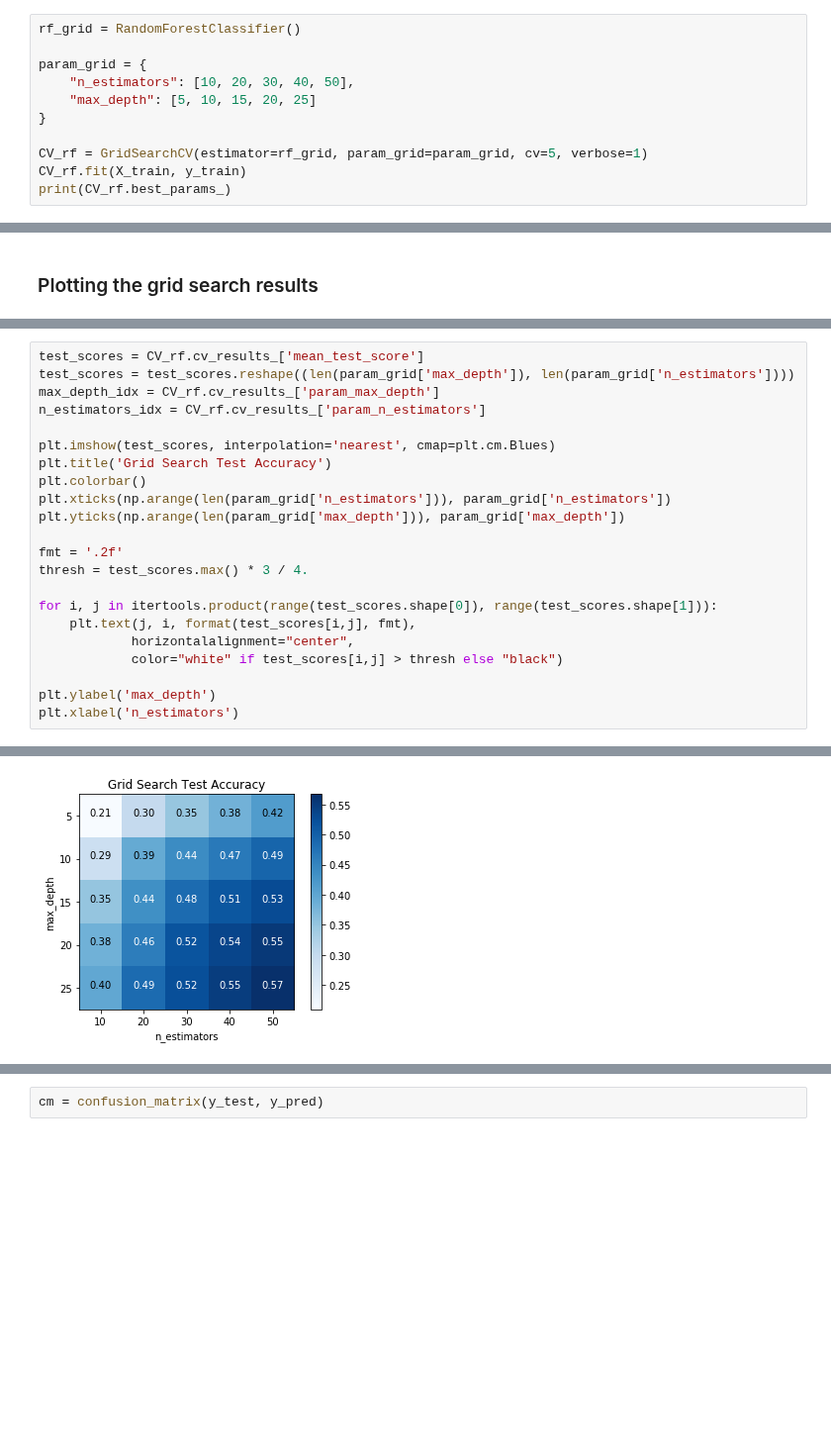
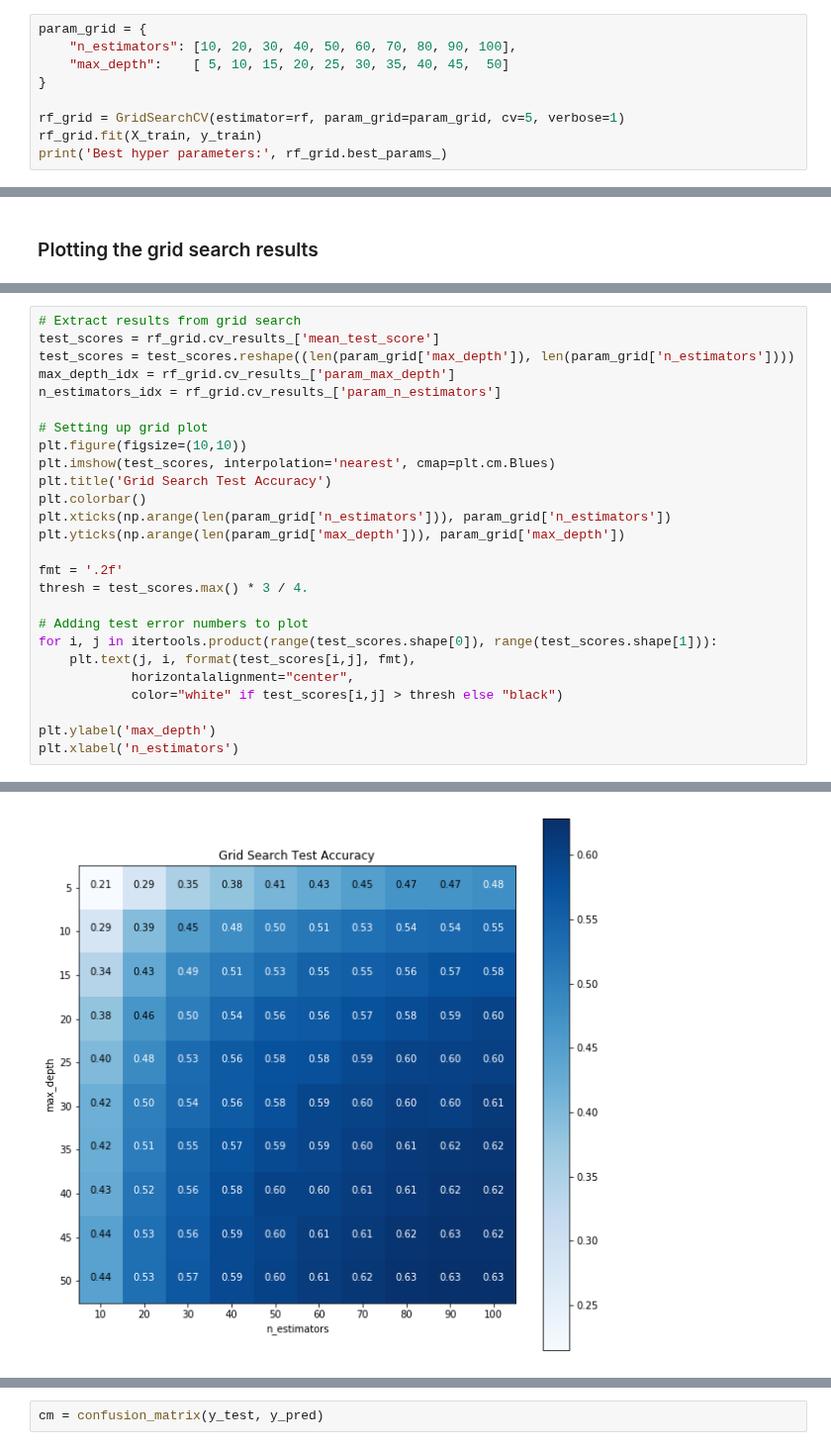
Before and after one commit to roman-bachmann/prayingmantissa, a Jupyter notebook: homework04/2AppliedML.ipynb, the cells around one changed output, grey strips where cells are left out. Shown at 99% size. Saved outputs shown, nothing was run; the diff lists cells and outputs as text; blank space fills up the shorter version.

```diff
--- a/homework04/2AppliedML.ipynb
+++ b/homework04/2AppliedML.ipynb
@@ -39,12 +48,10 @@ f1_score(y_test, y_pred, average='weighted')
 # %%
-rf_grid = RandomForestClassifier()
-
 param_grid = {
-    "n_estimators": [10, 20, 30, 40, 50],
-    "max_depth": [5, 10, 15, 20, 25]
+    "n_estimators": [10, 20, 30, 40, 50, 60, 70, 80, 90, 100],
+    "max_depth":    [ 5, 10, 15, 20, 25, 30, 35, 40, 45,  50]
 }
 
-CV_rf = GridSearchCV(estimator=rf_grid, param_grid=param_grid, cv=5, verbose=1)
-CV_rf.fit(X_train, y_train)
-print(CV_rf.best_params_)
+rf_grid = GridSearchCV(estimator=rf, param_grid=param_grid, cv=5, verbose=1)
+rf_grid.fit(X_train, y_train)
+print('Best hyper parameters:', rf_grid.best_params_)
 # %% [output]
@@ -56,25 +65,29 @@ Fitting 5 folds for each of 25 candidates, totalling 125 fits
 # %%
-test_scores = CV_rf.cv_results_['mean_test_score']
+# Extract results from grid search
+test_scores = rf_grid.cv_results_['mean_test_score']
 test_scores = test_scores.reshape((len(param_grid['max_depth']), len(param_grid['n_estimators'])))
-max_depth_idx = CV_rf.cv_results_['param_max_depth']
-n_estimators_idx = CV_rf.cv_results_['param_n_estimators']
+max_depth_idx = rf_grid.cv_results_['param_max_depth']
+n_estimators_idx = rf_grid.cv_results_['param_n_estimators']
 
+# Setting up grid plot
+plt.figure(figsize=(10,10))
 plt.imshow(test_scores, interpolation='nearest', cmap=plt.cm.Blues)
 plt.title('Grid Search Test Accuracy')
 plt.colorbar()
 plt.xticks(np.arange(len(param_grid['n_estimators'])), param_grid['n_estimators'])
 plt.yticks(np.arange(len(param_grid['max_depth'])), param_grid['max_depth'])
 
 fmt = '.2f'
 thresh = test_scores.max() * 3 / 4.
 
+# Adding test error numbers to plot
 for i, j in itertools.product(range(test_scores.shape[0]), range(test_scores.shape[1])):
     plt.text(j, i, format(test_scores[i,j], fmt),
             horizontalalignment="center",
             color="white" if test_scores[i,j] > thresh else "black")
 
 plt.ylabel('max_depth')
 plt.xlabel('n_estimators')
 # %% [output]
 <matplotlib.text.Text at 0x...>
-[figure, old version]
+[figure, new version]
```
Also changed, not shown: parts of 26 cells of this notebook.
